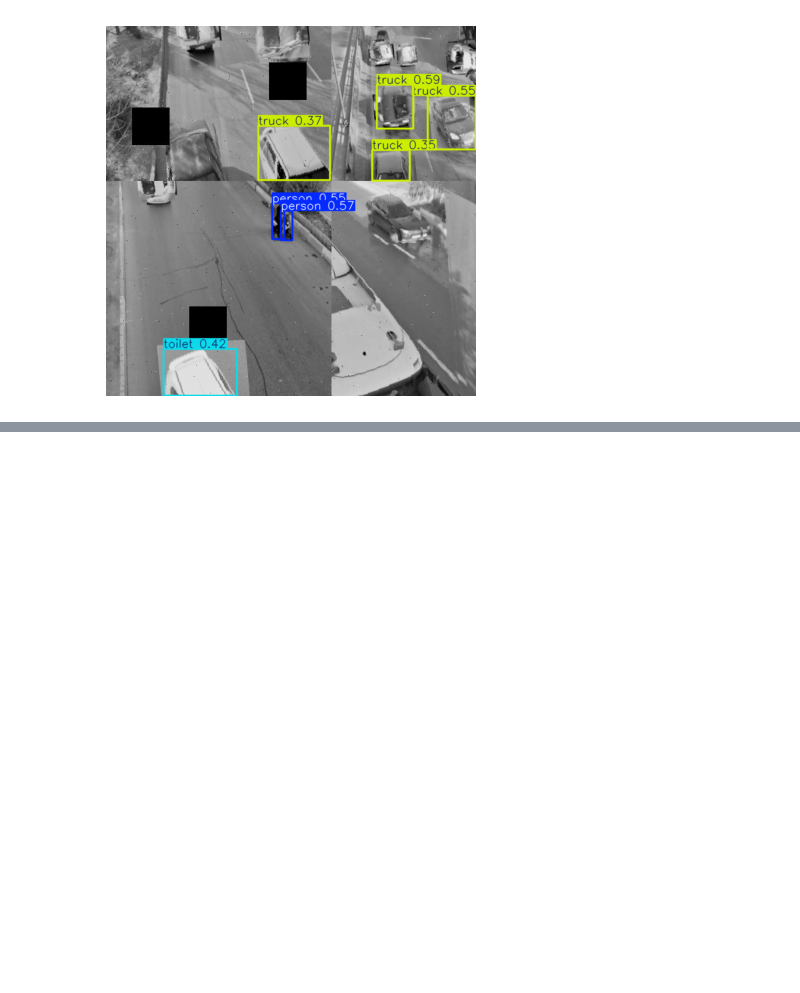
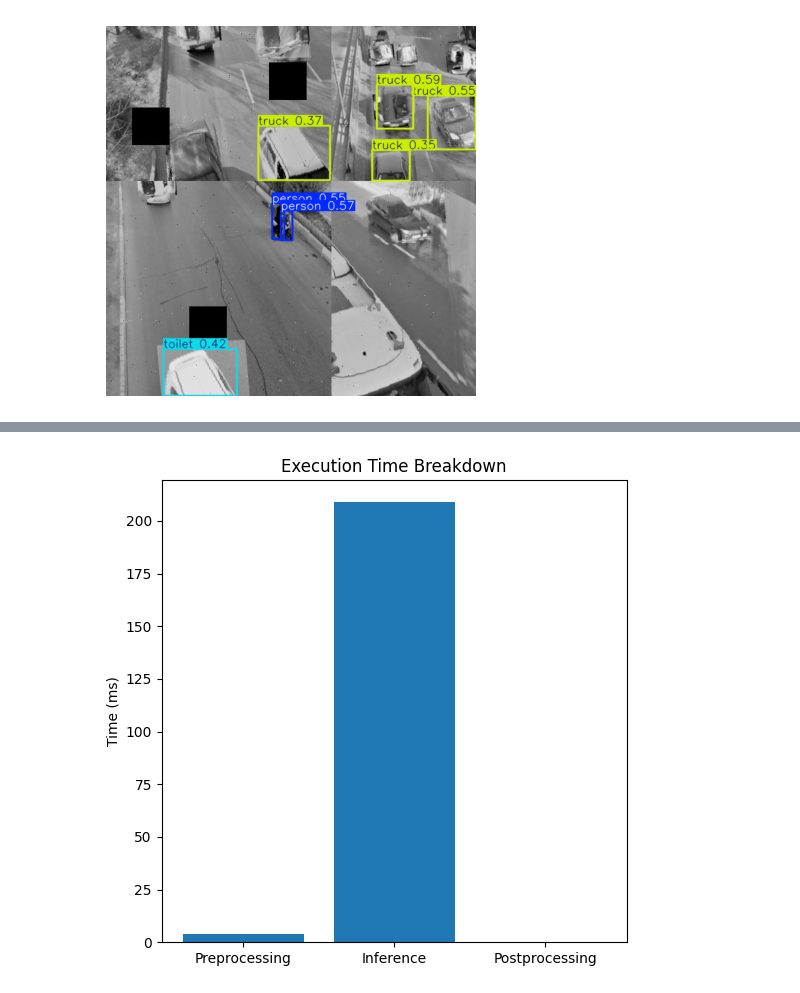
Before and after one commit to sunekaae/orebro-hpc-and-cv, a Jupyter notebook: jupyter/orebro_hpc_sune_v1.ipynb, the cells around one changed output, grey strips where cells are left out. Saved outputs shown, nothing was run; the diff lists cells and outputs as text; code cells hidden in the pictures; blank space fills up the shorter version.

```diff
--- a/jupyter/orebro_hpc_sune_v1.ipynb
+++ b/jupyter/orebro_hpc_sune_v1.ipynb
@@ -166,0 +258,16 @@ plt.axis("off")
+# %%
+import matplotlib.pyplot as plt
+
+avg_pre = breakdown_df["preprocessing_ms"].mean()
+avg_inf = breakdown_df["inference_ms"].mean()
+avg_post = breakdown_df["postprocessing_ms"].mean()
+
+plt.figure(figsize=(6, 6))
+plt.bar(["Preprocessing", "Inference", "Postprocessing"],
+        [avg_pre, avg_inf, avg_post])
+
+plt.ylabel("Time (ms)")
+plt.title("Execution Time Breakdown")
+plt.show()
+# %% [output]
+[figure, added]
```
Also changed, not shown: parts of 4 cells of this notebook.
